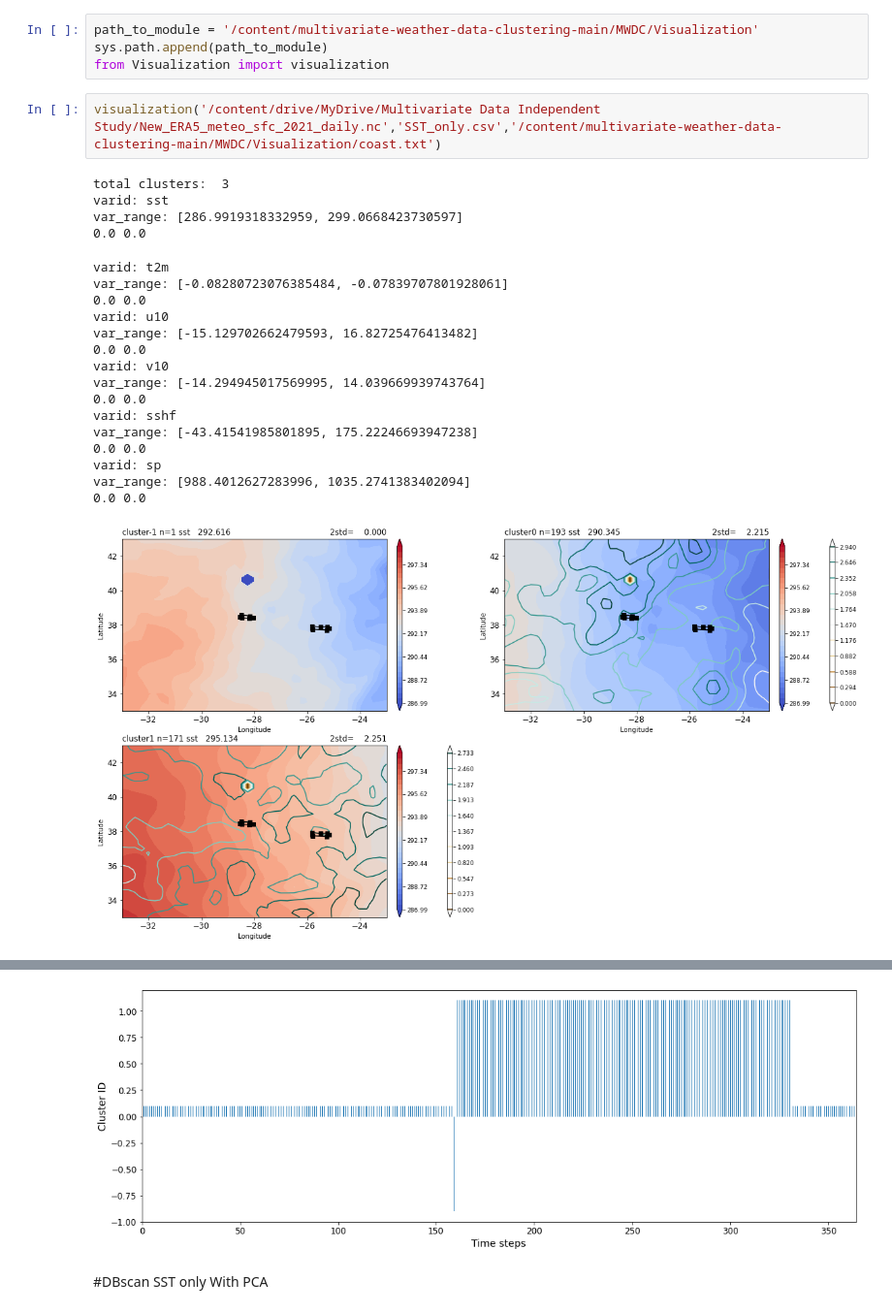
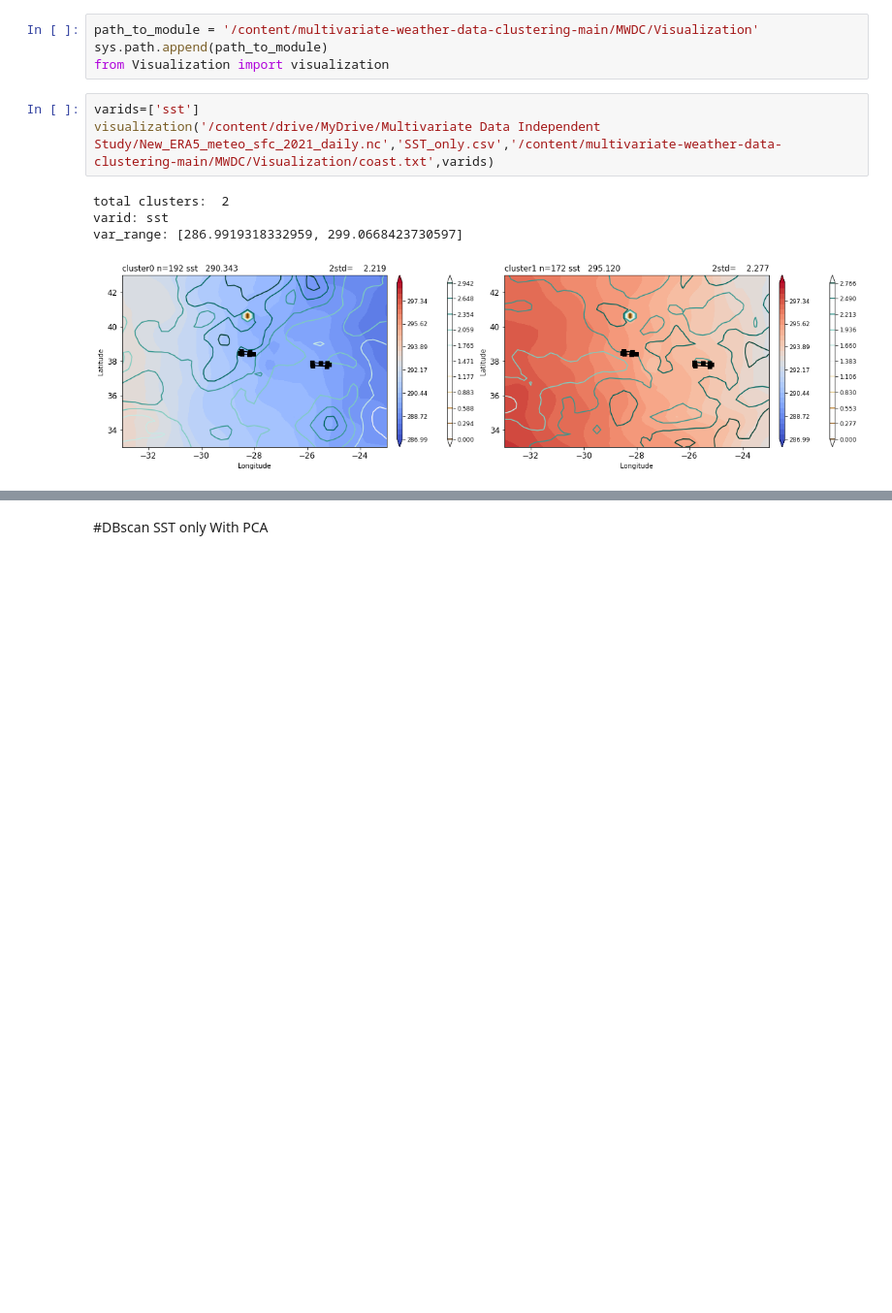
Before and after one commit to big-data-lab-umbc/multivariate-weather-data-clustering, a Jupyter notebook: Benchmark/Dbscan/Git_testing_DBscan_SST_only.ipynb, the cells around one changed output, grey strips where cells are left out. Shown at 97% size. Drawn from its saved outputs; the diff is of its cells as text; blank space fills up the shorter version.

```diff
--- a/Benchmark/Dbscan/Git_testing_DBscan_SST_only.ipynb
+++ b/Benchmark/Dbscan/Git_testing_DBscan_SST_only.ipynb
@@ -92,25 +93,10 @@ path_to_module = '/content/multivariate-weather-data-clustering-main/MWDC/Visual
 sys.path.append(path_to_module)
 from Visualization import visualization
 # %%
-visualization('/content/drive/MyDrive/Multivariate Data Independent Study/New_ERA5_meteo_sfc_2021_daily.nc','SST_only.csv','/content/multivariate-weather-data-clustering-main/MWDC/Visualization/coast.txt')
+varids=['sst']
+visualization('/content/drive/MyDrive/Multivariate Data Independent Study/New_ERA5_meteo_sfc_2021_daily.nc','SST_only.csv','/content/multivariate-weather-data-clustering-main/MWDC/Visualization/coast.txt',varids)
 # %% [output]
-total clusters:  3
+total clusters:  2
 varid: sst
 var_range: [286.9919318332959, 299.0668423730597]
-0.0 0.0
-varid: t2m
-var_range: [-0.08280723076385484, -0.07839707801928061]
-0.0 0.0
-varid: u10
-var_range: [-15.129702662479593, 16.82725476413482]
-0.0 0.0
-varid: v10
-var_range: [-14.294945017569995, 14.039669939743764]
-0.0 0.0
-varid: sshf
-var_range: [-43.41541985801895, 175.22246693947238]
-0.0 0.0
-varid: sp
-var_range: [988.4012627283996, 1035.2741383402094]
-0.0 0.0
-[figure, old version]
+[figure, new version]
@@ -122,4 +104,3 @@ var_range: [988.4012627283996, 1035.2741383402094]
-[figure, removed]
 # %% [markdown]
 #DBscan SST only With PCA
 # %% [markdown]
```
Also changed, not shown: parts of 17 cells of this notebook, 3 other files.
